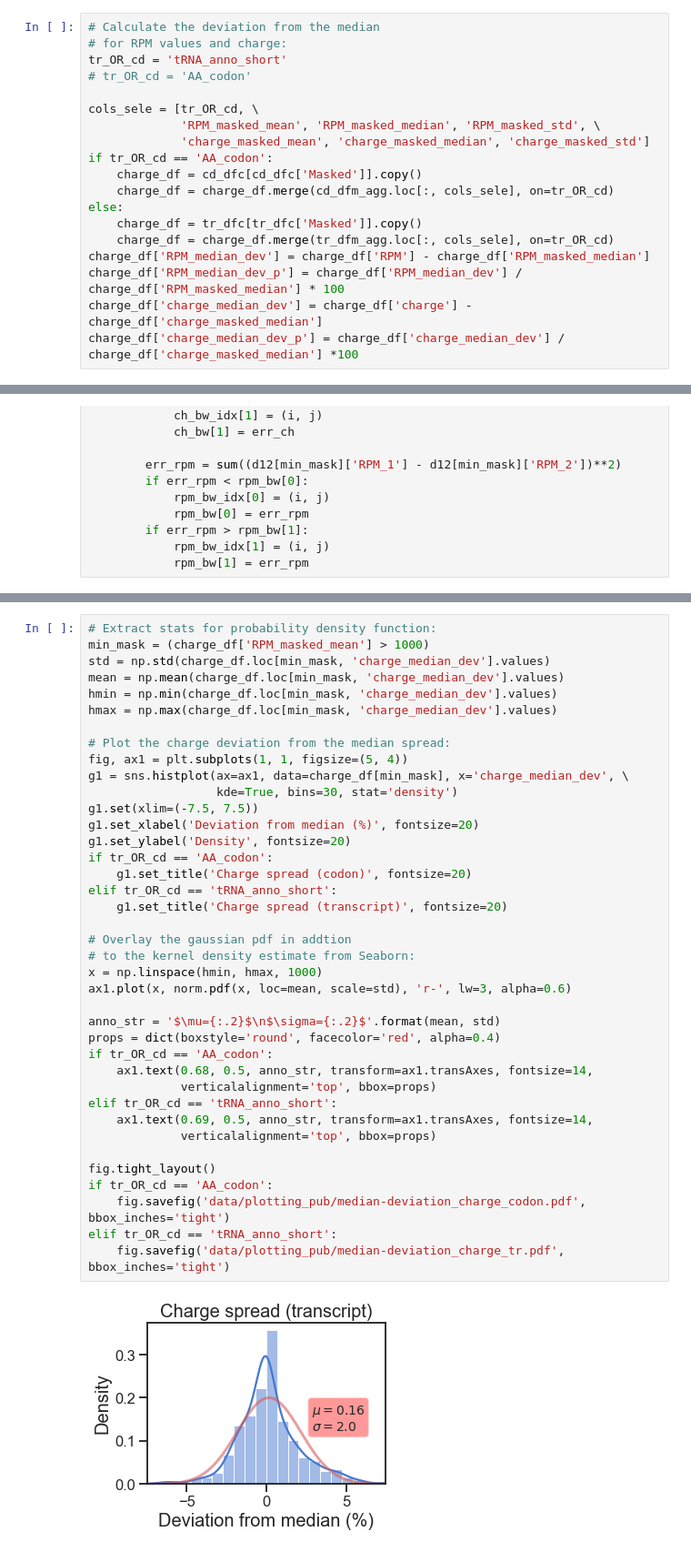
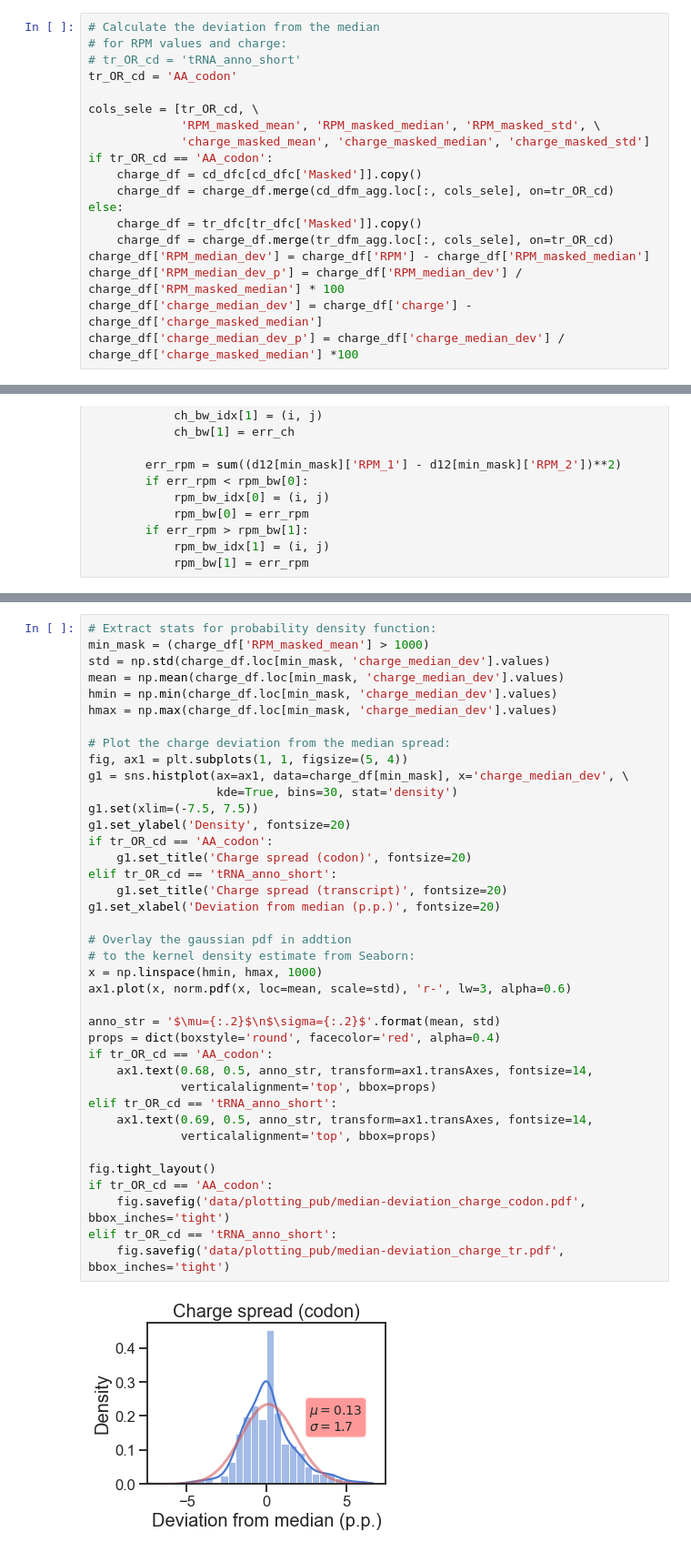
Before and after one commit to krdav/tRNA-charge-seq, a Jupyter notebook: projects/masked-align_analysis/analysis_plotting_pub.ipynb, the cells around one changed output, grey strips where cells are left out. Shown at 91% size. Drawn from its saved outputs; the diff is of its cells as text.

```diff
--- a/projects/masked-align_analysis/analysis_plotting_pub.ipynb
+++ b/projects/masked-align_analysis/analysis_plotting_pub.ipynb
@@ -478,8 +455,8 @@ We start by looking at the charge.
 # %%
 # Calculate the deviation from the median
 # for RPM values and charge:
-tr_OR_cd = 'tRNA_anno_short'
-# tr_OR_cd = 'AA_codon'
+# tr_OR_cd = 'tRNA_anno_short'
+tr_OR_cd = 'AA_codon'
 
 cols_sele = [tr_OR_cd, \
              'RPM_masked_mean', 'RPM_masked_median', 'RPM_masked_std', \
@@ -718,35 +682,35 @@ hmax = np.max(charge_df.loc[min_mask, 'charge_median_dev'].values)
 fig, ax1 = plt.subplots(1, 1, figsize=(5, 4))
 g1 = sns.histplot(ax=ax1, data=charge_df[min_mask], x='charge_median_dev', \
                   kde=True, bins=30, stat='density')
 g1.set(xlim=(-7.5, 7.5))
-g1.set_xlabel('Deviation from median (%)', fontsize=20)
 g1.set_ylabel('Density', fontsize=20)
 if tr_OR_cd == 'AA_codon':
     g1.set_title('Charge spread (codon)', fontsize=20)
 elif tr_OR_cd == 'tRNA_anno_short':
     g1.set_title('Charge spread (transcript)', fontsize=20)
+g1.set_xlabel('Deviation from median (p.p.)', fontsize=20)
 
 # Overlay the gaussian pdf in addtion
 # to the kernel density estimate from Seaborn:
 x = np.linspace(hmin, hmax, 1000)
 ax1.plot(x, norm.pdf(x, loc=mean, scale=std), 'r-', lw=3, alpha=0.6)
 
 anno_str = '$\mu={:.2}$\n$\sigma={:.2}$'.format(mean, std)
 props = dict(boxstyle='round', facecolor='red', alpha=0.4)
 if tr_OR_cd == 'AA_codon':
     ax1.text(0.68, 0.5, anno_str, transform=ax1.transAxes, fontsize=14,
              verticalalignment='top', bbox=props)
 elif tr_OR_cd == 'tRNA_anno_short':
     ax1.text(0.69, 0.5, anno_str, transform=ax1.transAxes, fontsize=14,
              verticalalignment='top', bbox=props)
 
 fig.tight_layout()
 if tr_OR_cd == 'AA_codon':
     fig.savefig('data/plotting_pub/median-deviation_charge_codon.pdf', bbox_inches='tight')
 elif tr_OR_cd == 'tRNA_anno_short':
     fig.savefig('data/plotting_pub/median-deviation_charge_tr.pdf', bbox_inches='tight')
 # %% [output]
-[figure, old version]
+[figure, new version]
 # %%
 # Extract stats for probability density function:
 min_mask = charge_df['RPM_masked_mean'] > 1000
```
Also changed, not shown: parts of 14 cells of this notebook, 54 other files.
